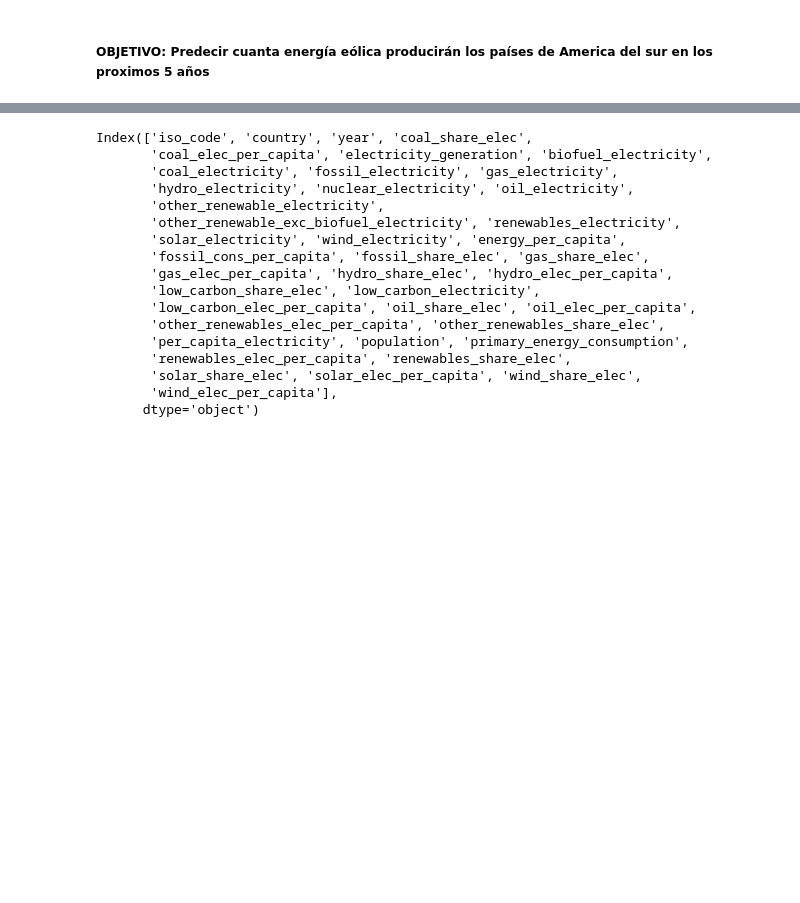
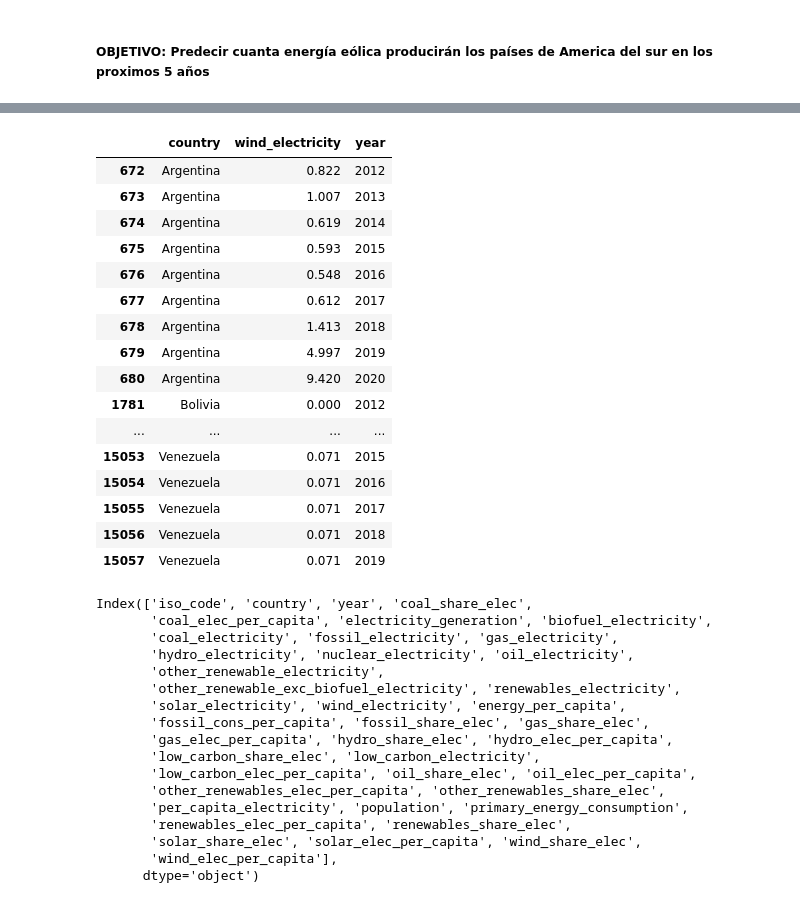
Before and after one commit to L-Ameneiro/EDA-Datasets, a Jupyter notebook: notebooks/MODELO SUPERVISADO modif Luna.ipynb, the cells around one changed output, grey strips where cells are left out. Cells and saved outputs as stored; diff of their text form; code cells hidden in the pictures; blank space fills up the shorter version.

```diff
--- a/notebooks/MODELO SUPERVISADO modif Luna.ipynb
+++ b/notebooks/MODELO SUPERVISADO modif Luna.ipynb
@@ -18,3 +18,7 @@ from sklearn.metrics import mean_absolute_error
 from sklearn.svm import SVR
 from sklearn.neighbors import KNeighborsClassifier   #ver porque si no se usa hay que sacarlo
 from sklearn.model_selection import GridSearchCV
+import plotly.express as px
+pd.set_option('display.max_rows', 500)
+pd.set_option('display.max_columns', 500)
+pd.set_option('display.width', 150)
@@ -23,4 +25,4 @@ import plotly.express as px
 # %%
 # Se importa el dataset
-suram = pd.read_csv(r'..\\datasets\\suram1.csv')
+# suram = pd.read_csv(r'..\\datasets\\suram1.csv')
 # %%
@@ -35 +77,3 @@ array(['Argentina', 'Bolivia', 'Brazil', 'Chile', 'Colombia', 'Ecuador',
+# %%
+suram = suram[suram["year"] > 2011]
 # %%
@@ -38,3 +85,26 @@ fig.show()
+# %%
+features = ["country", "wind_electricity", "year"]
+X = suram[features]
+# %%
+X
+# %% [output]
+|  | country | wind_electricity | year |
+| 672 | Argentina | 0.822 | 2012 |
+| 673 | Argentina | 1.007 | 2013 |
+| 674 | Argentina | 0.619 | 2014 |
+| 675 | Argentina | 0.593 | 2015 |
+| 676 | Argentina | 0.548 | 2016 |
+| 677 | Argentina | 0.612 | 2017 |
+| 678 | Argentina | 1.413 | 2018 |
+| 679 | Argentina | 4.997 | 2019 |
+| 680 | Argentina | 9.420 | 2020 |
+| 1781 | Bolivia | 0.000 | 2012 |
+| ... | ... | ... | ... |
+| 15053 | Venezuela | 0.071 | 2015 |
+| 15054 | Venezuela | 0.071 | 2016 |
+| 15055 | Venezuela | 0.071 | 2017 |
+| 15056 | Venezuela | 0.071 | 2018 |
+| 15057 | Venezuela | 0.071 | 2019 |
 # %%
 fig = px.scatter(x=suram["year"], y=suram["nuclear_electricity"], color=suram['country'])
 fig.show()
```
Also changed, not shown: parts of 8 cells of this notebook, 2 other files.
